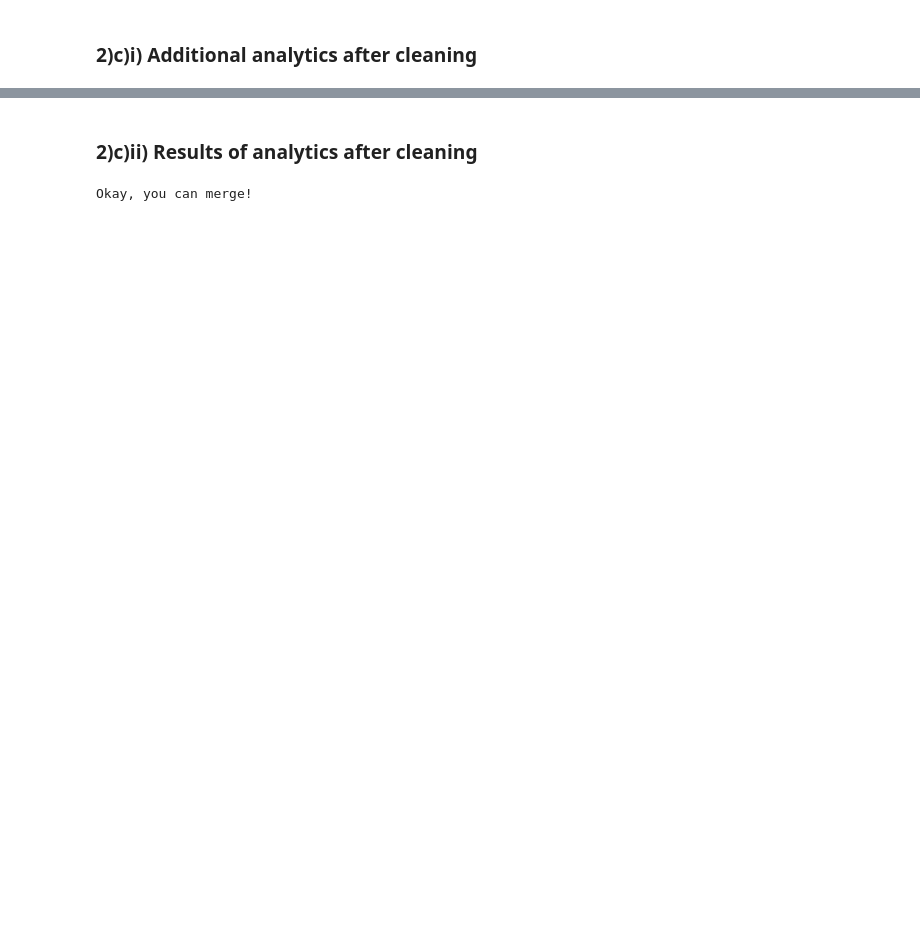
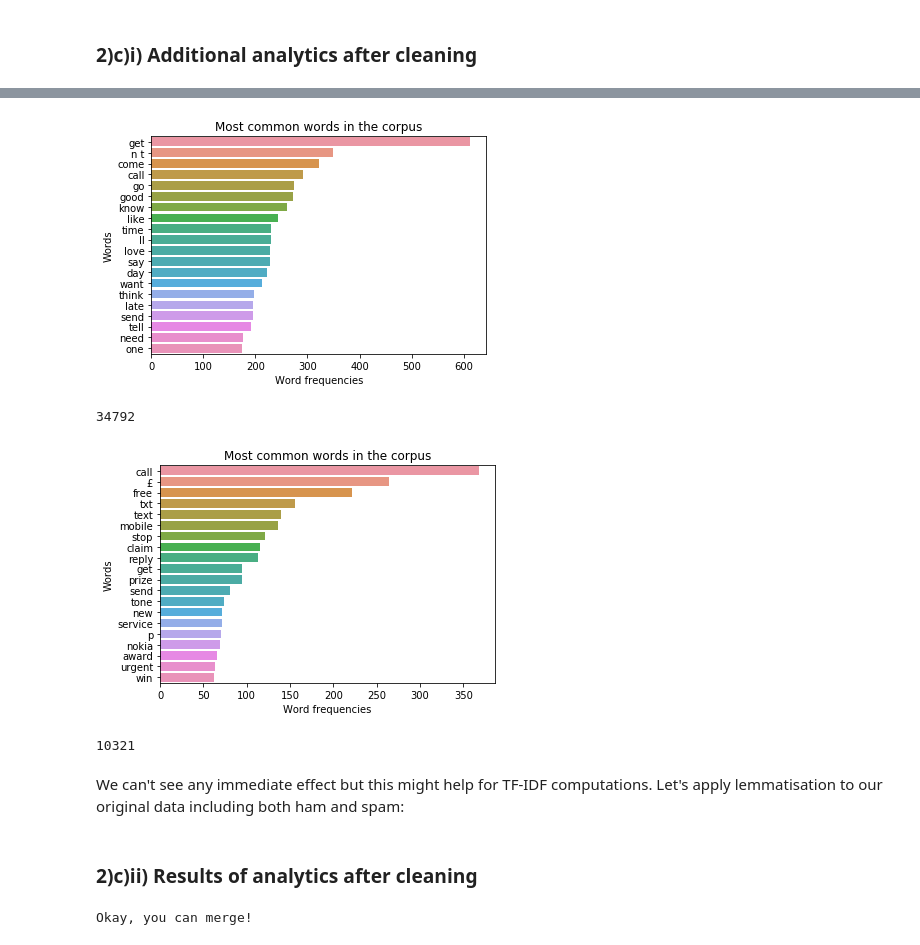
Before and after one commit to rickschneider95/Sms_Spam_Detection, a Jupyter notebook: Spam_Exploration.ipynb, the cells around one changed output, grey strips where cells are left out. Drawn from its saved outputs; the diff is of its cells as text; code cells hidden in the pictures; blank space fills up the shorter version.

```diff
--- a/Spam_Exploration.ipynb
+++ b/Spam_Exploration.ipynb
@@ -661,0 +696,11 @@ Need to decide if we get rid of additionnal un-meaningful words... I personally
+# %%
+df_ham['clean_tokens'] = clean_tokens_ham
+df_spam['clean_tokens'] = clean_tokens_spam
+
+lemmatizer = WordNetLemmatizer()
+def lemmatize(tokens):
+    tokens = [lemmatizer.lemmatize(lemmatizer.lemmatize(lemmatizer.lemmatize(token,pos='a'),pos='v'),pos='n') for token in tokens]
+    return tokens
+
+df_ham['Lemmatisation'] = df_ham['clean_tokens'].apply(lemmatize)
+df_spam['Lemmatisation'] = df_spam['clean_tokens'].apply(lemmatize)
@@ -661,0 +728,21 @@ Need to decide if we get rid of additionnal un-meaningful words... I personally
+# %%
+all_words_ham = []
+for sms in df_ham['Lemmatisation']:
+    for text in sms:
+        all_words_ham.append(text)
+plot_frequent_words(all_words_ham)
+print(len(all_words_ham))
+
+all_words_spam = []
+for sms in df_spam['Lemmatisation']:
+    for text in sms:
+        all_words_spam.append(text)
+plot_frequent_words(all_words_spam)
+print(len(all_words_spam))
+# %% [output]
+[figure, added]
+34792
+[figure, added]
+10321
+# %% [markdown]
+We can't see any immediate effect but this might help for TF-IDF computations. Let's apply lemmatisation to our original data including both ham and spam:
```
Also changed, not shown: parts of 36 cells of this notebook, 2 other files.
